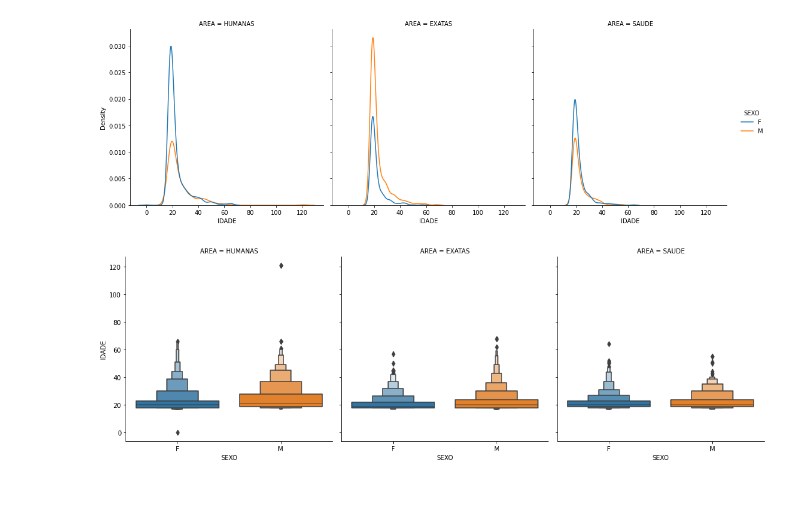
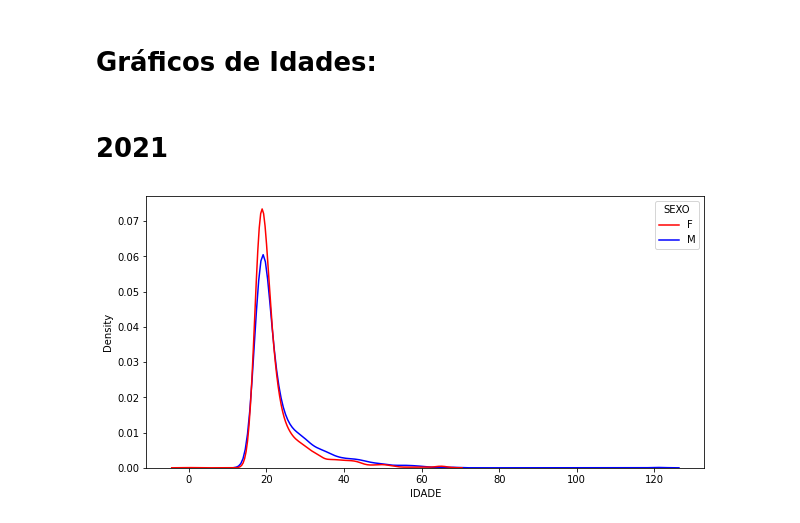
Before and after one commit to Cafeko/UFPE_Projeto_IP, a Jupyter notebook: Idade_dados.ipynb, the cells around one changed output. Cells and saved outputs as stored; diff of their text form; code cells hidden in the pictures; blank space fills up the shorter version.

```diff
--- a/Idade_dados.ipynb
+++ b/Idade_dados.ipynb
@@ -25,10 +32,12 @@ df_idades22 = ProcessamentoIdade(df21, 2022)
-# %%
-grafico_idade1 = sns.displot(data=df_idades_21, x="IDADE", hue="SEXO", col="AREA",kind="kde")
-plt.show(grafico_idade1)
-# %% [output]
-[figure, removed]
-# %%
-grafico_idade2 = sns.catplot(data=df_idades_21, x="SEXO", y="IDADE", col="AREA",kind="boxen")
-plt.show(grafico_idade2)
-# %% [output]
-[figure, removed]
+# %% [markdown]
+# Gráficos de Idades:
+# %% [markdown]
+# 2021
+# %%
+idades_geral21, pos = plt.subplots(nrows = 1, ncols=1, figsize=(10, 5))
+
+idades_geral21 = sns.kdeplot(data=df_idades21, x="IDADE", hue="SEXO", palette=CoresPalette(df_idades21["SEXO"],sexo_palette), ax=pos)
+
+plt.show(idades_geral21)
+# %% [output]
+[figure, added]
```
Also changed, not shown: parts of 9 cells of this notebook, 1 other file.
